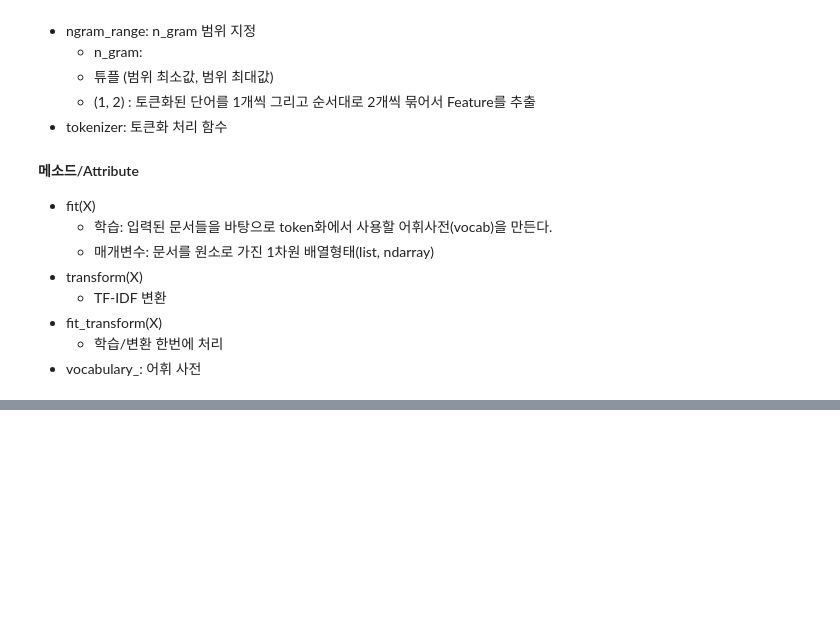
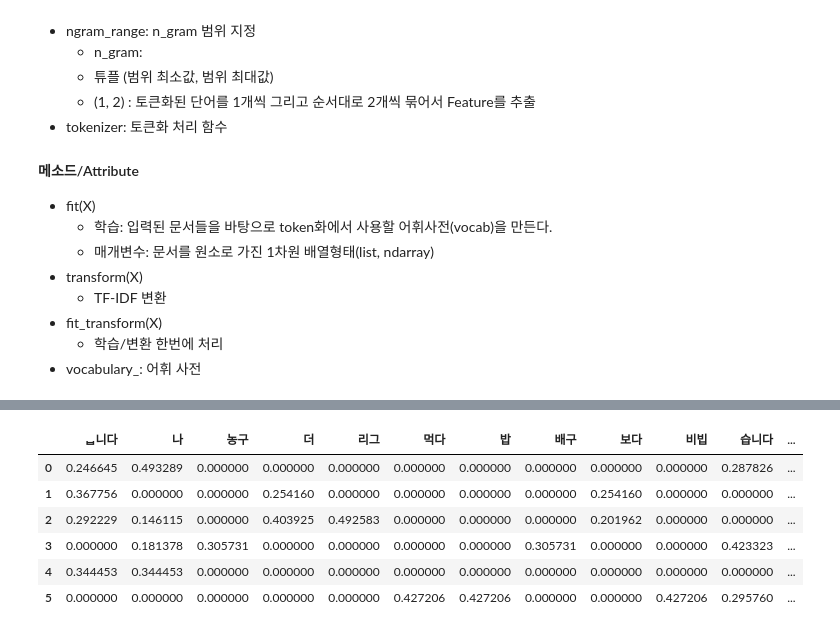
Before and after one commit to silentkit12/SKN21, a Jupyter notebook: 08_NLP-자연어처리/06_Text_to_Vector_count_base.ipynb, the cells around one changed output, grey strips where cells are left out. Cells and saved outputs as stored; diff of their text form; code cells hidden in the pictures; blank space fills up the shorter version.

```diff
--- a/08_NLP-자연어처리/06_Text_to_Vector_count_base.ipynb
+++ b/08_NLP-자연어처리/06_Text_to_Vector_count_base.ipynb
@@ -396,3 +379,11 @@ dtm2
 -   fit_transform(X)
     -   학습/변환 한번에 처리
 -   vocabulary\_: 어휘 사전
+# %%
+from sklearn.feature_extraction.text import TfidfVectorizer
+
+tiv = TfidfVectorizer(
+    tokenizer=tokenizer
+)
+
+tiv.fit(text) #[str, str, ..] str : 개별문서
@@ -398,0 +412,3 @@ dtm2
+# %%
+colums = tiv.get_feature_names_out()
+colums.shape
@@ -398,0 +417,4 @@ dtm2
+# %%
+# 변환
+ti_result = tiv.transform(text)
+ti_result.toarray()
@@ -398,0 +439,14 @@ dtm2
+# %%
+tiv_df = pd.DataFrame(
+    ti_result.toarray(),
+    columns=colums
+)
+tiv_df
+# %% [output]
+|  | ᆸ니다 | 나 | 농구 | 더 | 리그 | 먹다 | 밥 | 배구 | 보다 | 비빕 | 습니다 | ... |
+| 0 | 0.246645 | 0.493289 | 0.000000 | 0.000000 | 0.000000 | 0.000000 | 0.000000 | 0.000000 | 0.000000 | 0.000000 | 0.287826 | ... |
+| 1 | 0.367756 | 0.000000 | 0.000000 | 0.254160 | 0.000000 | 0.000000 | 0.000000 | 0.000000 | 0.254160 | 0.000000 | 0.000000 | ... |
+| 2 | 0.292229 | 0.146115 | 0.000000 | 0.403925 | 0.492583 | 0.000000 | 0.000000 | 0.000000 | 0.201962 | 0.000000 | 0.000000 | ... |
+| 3 | 0.000000 | 0.181378 | 0.305731 | 0.000000 | 0.000000 | 0.000000 | 0.000000 | 0.305731 | 0.000000 | 0.000000 | 0.423323 | ... |
+| 4 | 0.344453 | 0.344453 | 0.000000 | 0.000000 | 0.000000 | 0.000000 | 0.000000 | 0.000000 | 0.000000 | 0.000000 | 0.000000 | ... |
+| 5 | 0.000000 | 0.000000 | 0.000000 | 0.000000 | 0.000000 | 0.427206 | 0.427206 | 0.000000 | 0.000000 | 0.427206 | 0.295760 | ... |
```
Also changed, not shown: parts of 7 cells of this notebook, 3 other files.
